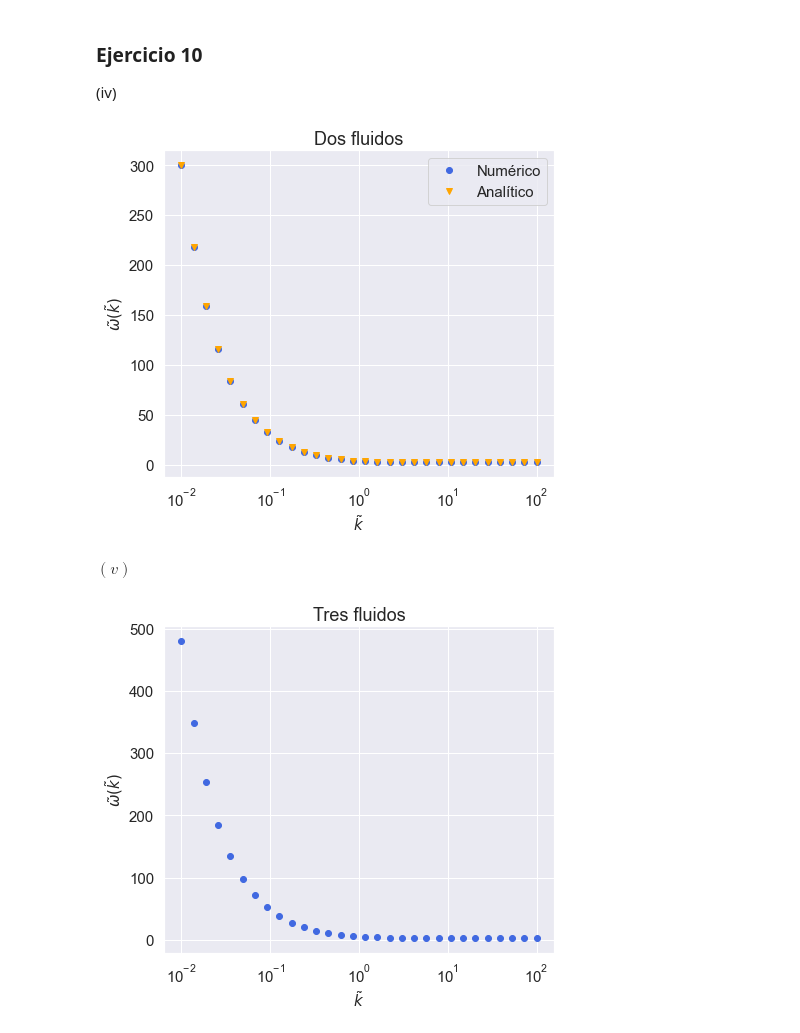
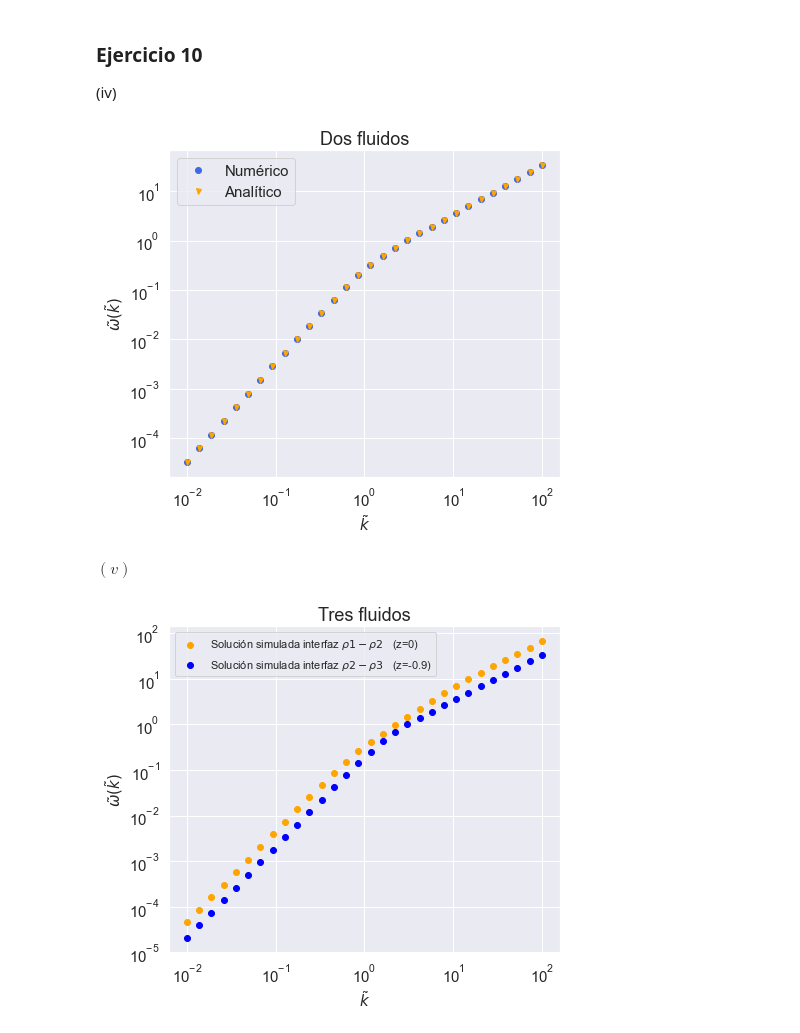
Before and after one commit to LunaKadysz/E1, a Jupyter notebook: entrega2/entrega2.ipynb, the cells around one changed output. Cells and saved outputs as stored; diff of their text form; code cells hidden in the pictures.

```diff
--- a/entrega2/entrega2.ipynb
+++ b/entrega2/entrega2.ipynb
@@ -100,45 +105,57 @@ sns.set_style("darkgrid")
 plt.figure(figsize=(7,6))
 plt.title('Dos fluidos', fontsize=18)
 plt.plot(ks,omegas_N,'o',color="royalblue",label="Numérico")
-plt.plot(ks,omegas_A,'v',color="orange",label="Analítico")
+plt.plot(ks,omegas_A,'v',color="orange",label="Analítico",ms = 5)
 plt.xlabel(r"$\tilde{k}$",fontsize=15)
 plt.ylabel(r"$\tilde{\omega}(\tilde{k})$",fontsize=15)
 plt.xscale('log')
+plt.yscale('log')
 plt.tick_params(axis='both', labelsize=15)
 plt.legend(fontsize=15)
 plt.show()
 # %% [output]
-[figure, old version]
+[figure, new version]
 # %% [markdown]
 $(v)$
 # %%
+
 
 # defino los parametros
 g=9.8
+rho_0=1
+rho1=rho_0/10
+rho2=rho_0/2
+rho3=rho_0
+rho=[rho1,rho2,rho3]
+z1=0
+z2=-0.9 # aca puede ser q sea postivo?
 h=1
-rho=1
-rho_2=rho/2
-rho_3=rho/10
+L1=h-0.9*h
+L2=0.9*h+h
 
 ks = np.logspace(-2, 2, 30)
 
-A = []
+A_1 = []
+A_2 = []
 for k in ks:
-    resultado = np.max(omega_3f(k))  # Tomando el valor absoluto y utilizando np.abs para obtener el máximo
-    A.append(resultado)
-
+    resultado = omega_3f(k)  # Tomando el valor absoluto y utilizando np.abs para obtener el máximo
+    A_1.append(resultado[0])
+    A_2.append(resultado[1])
 
 sns.set_style("darkgrid")
 plt.figure(figsize=(7,6))
 plt.title('Tres fluidos', fontsize=18)
-plt.plot(ks,A,'o',color="royalblue")
+plt.scatter(ks,A_1,label=r'Solución simulada interfaz $\rho1-\rho2$   (z=0)',c='orange')
+plt.scatter(ks,A_2,label=r'Solución simulada interfaz $\rho2-\rho3$   (z=-0.9)',c='blue')
 plt.xlabel(r"$\tilde{k}$",fontsize=15)
 plt.ylabel(r"$\tilde{\omega}(\tilde{k})$",fontsize=15)
 plt.xscale('log')
+plt.yscale('log')
 plt.tick_params(axis='both', labelsize=15)
+plt.legend()
 plt.show()
 # %% [output]
-[figure, old version]
+[figure, new version]
 # %%
 #FUNCIONES DEL EJERCICIO 10
 
```
Also changed, not shown: parts of 3 cells of this notebook.
